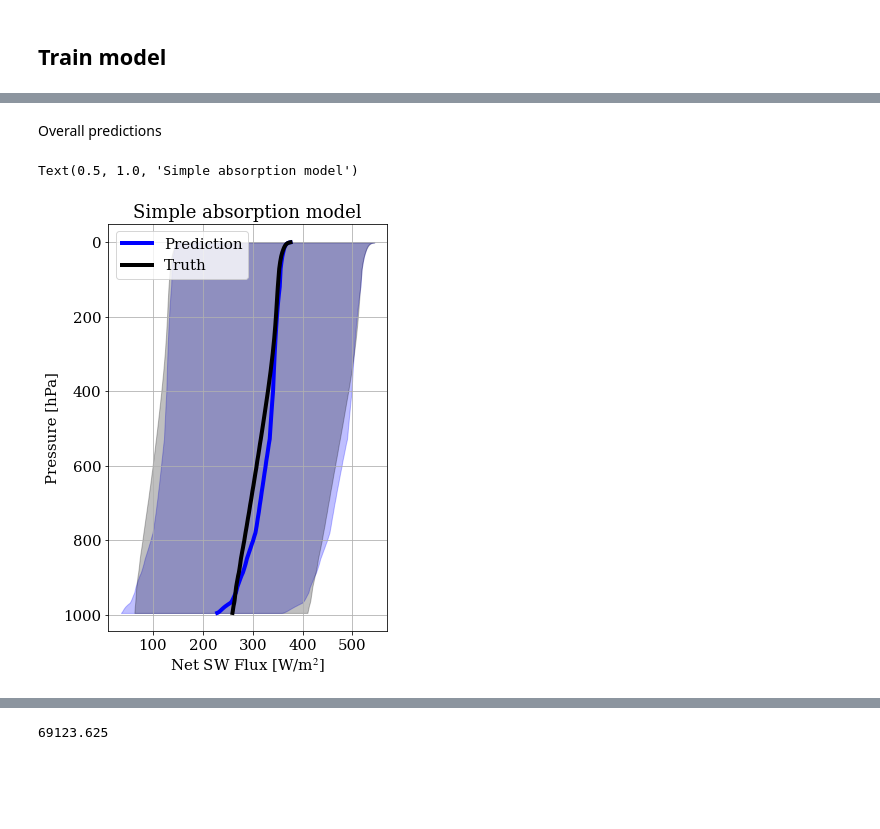
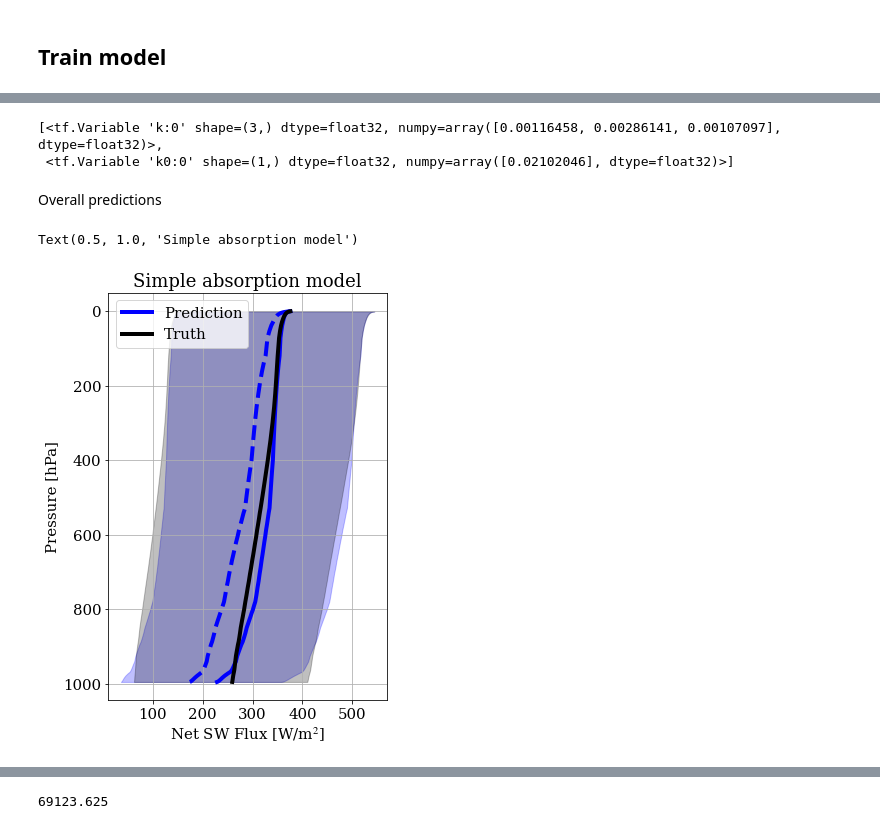
Before and after one commit to tbeucler/ml4rt, a Jupyter notebook: notebooks_tbeucler/02_Train_very_simple_model_SW.ipynb, the cells around one changed output, grey strips where cells are left out. Saved outputs shown, nothing was run; the diff lists cells and outputs as text; code cells hidden in the pictures; blank space fills up the shorter version.

```diff
--- a/notebooks_tbeucler/02_Train_very_simple_model_SW.ipynb
+++ b/notebooks_tbeucler/02_Train_very_simple_model_SW.ipynb
@@ -441,3 +549,3 @@ model.compile(optimizer='Adam',loss='mse')
 # %%
-history = model.fit(x,y,epochs=10,batch_size=512)
+#history = model.fit(x_normalized,y,epochs=20,batch_size=128)
 # %% [output]
@@ -468,4 +573,4 @@ model.save(path_HDF5+'2021_10_21_SW_abs.hdf5')
 # %%
 dict_lay = {'Absorb_Layer':Absorb_Layer,'Optical_Thickness':Optical_Thickness,'Absorb_Flux':Absorb_Flux}
 # %%
-#model.load_weights(path_HDF5+'2021_10_21_SW_abs.hdf5')
+model.load_weights(path_HDF5+'2022_03_07_SW_abs.hdf5')
@@ -479,37 +592,45 @@ model.weights
+# %%
+model2.weights
+# %% [output]
+[<tf.Variable 'k:0' shape=(3,) dtype=float32, numpy=array([0.00116458, 0.00286141, 0.00107097], dtype=float32)>,
+ <tf.Variable 'k0:0' shape=(1,) dtype=float32, numpy=array([0.02102046], dtype=float32)>]
 # %% [markdown]
 Overall predictions
 # %%
-F_pred = model.predict(x)
+F_pred = model.predict(x_normalized)
+# %%
+F_pred2 = model.predict(x)
 # %%
 plt.figure(figsize=(5,7.5))
 
 plt.plot(np.mean(F_pred,axis=0),pmean/100,color='b',label='Prediction')
+plt.plot(np.mean(F_pred2,axis=0),pmean/100,color='b',linestyle='--')
 plt.plot(np.mean(y,axis=0),pmean/100,color='k',label='Truth')
 
 # plt.plot(np.percentile(a=F_pred,q=25,axis=0),pmean/100,color='b',linestyle='--')
 # plt.plot(np.percentile(a=y,q=25,axis=0),pmean/100,color='k',linestyle='--')
 
 # plt.plot(np.percentile(a=F_pred,q=75,axis=0),pmean/100,color='b',linestyle='--')
 # plt.plot(np.percentile(a=y,q=75,axis=0),pmean/100,color='k',linestyle='--')
 
 plt.fill_betweenx(y=pmean/100,
                   x1=np.percentile(a=F_pred,q=25,axis=0),
                   x2=np.percentile(a=F_pred,q=75,axis=0),
                   alpha=0.25,color='b')
 plt.fill_betweenx(y=pmean/100,
                   x1=np.percentile(a=y,q=25,axis=0),
                   x2=np.percentile(a=y,q=75,axis=0),
                   alpha=0.25,color='k')
 
 plt.gca().invert_yaxis()
 plt.legend()
 plt.grid()
 plt.xlabel('Net SW Flux [W/m$^{2}$]')
 plt.ylabel('Pressure [hPa]')
 plt.title('Simple absorption model')
 # %% [output]
 Text(0.5, 1.0, 'Simple absorption model')
-[figure, old version]
+[figure, new version]
 # %%
 np.mean((F_pred-y)**2)
 # %% [output]
```
Also changed, not shown: parts of 57 cells of this notebook, 1 other file.
